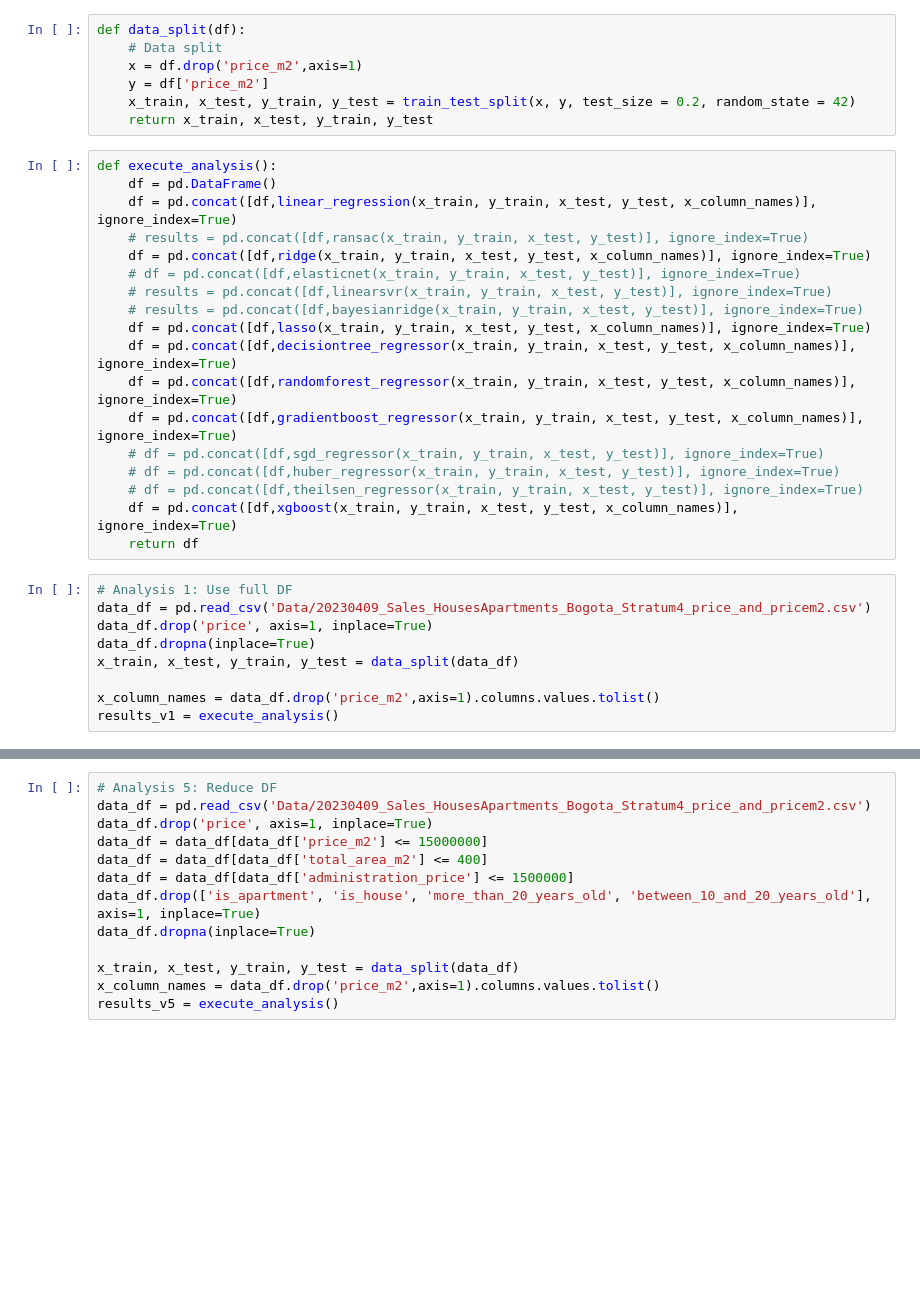
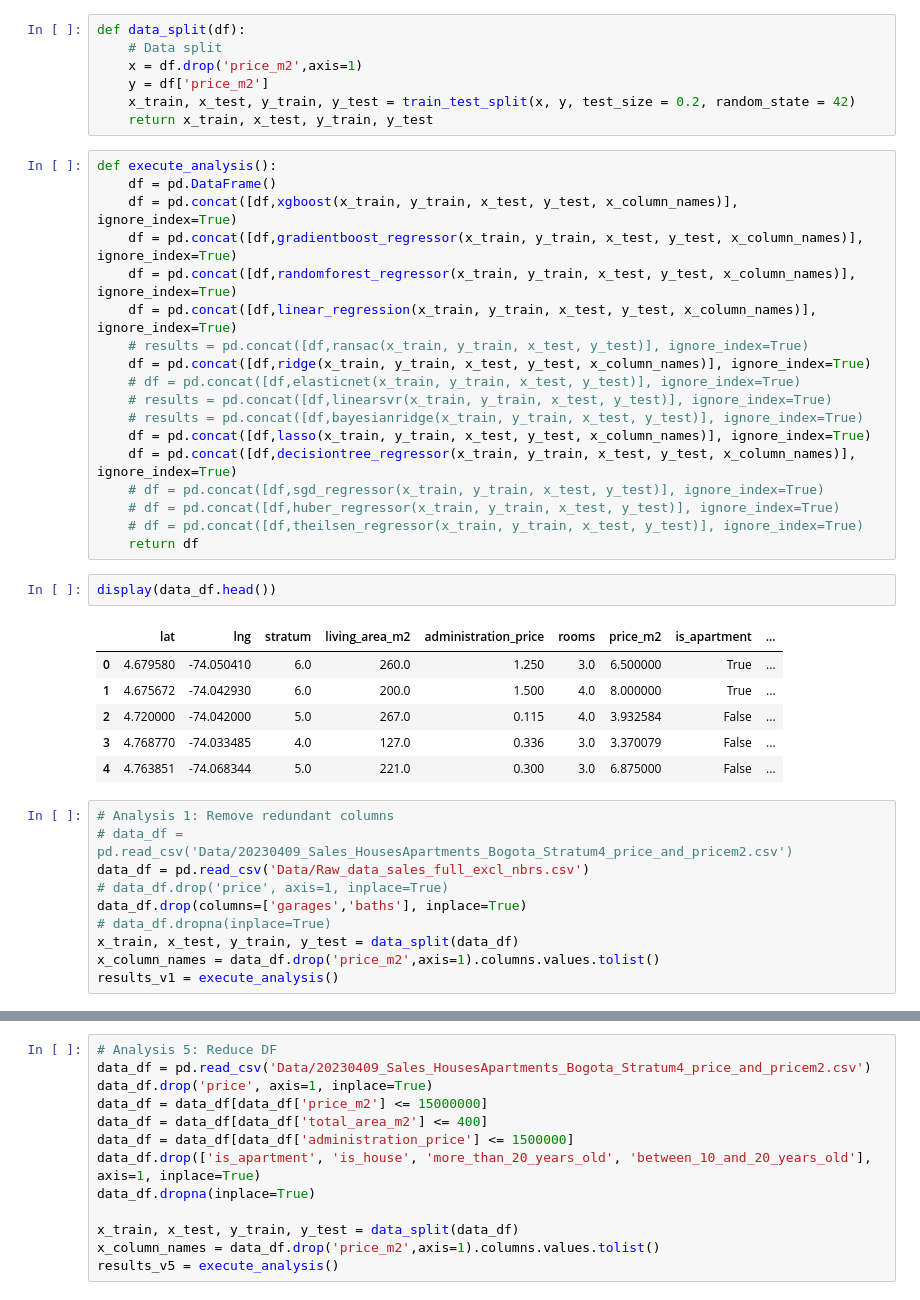
Before and after one commit to joch182/inmoxis-price-prediction, a Jupyter notebook: Models_analysis_stratum_4.ipynb, the cells around one changed output, grey strips where cells are left out. Drawn from its saved outputs; the diff is of its cells as text; blank space fills up the shorter version.

```diff
--- a/Models_analysis_stratum_4.ipynb
+++ b/Models_analysis_stratum_4.ipynb
@@ -21,6 +18,9 @@ def data_split(df):
 # %%
 def execute_analysis():
     df = pd.DataFrame()
+    df = pd.concat([df,xgboost(x_train, y_train, x_test, y_test, x_column_names)], ignore_index=True)
+    df = pd.concat([df,gradientboost_regressor(x_train, y_train, x_test, y_test, x_column_names)], ignore_index=True)
+    df = pd.concat([df,randomforest_regressor(x_train, y_train, x_test, y_test, x_column_names)], ignore_index=True)
     df = pd.concat([df,linear_regression(x_train, y_train, x_test, y_test, x_column_names)], ignore_index=True)
     # results = pd.concat([df,ransac(x_train, y_train, x_test, y_test)], ignore_index=True)
     df = pd.concat([df,ridge(x_train, y_train, x_test, y_test, x_column_names)], ignore_index=True)
@@ -29,20 +29,27 @@ def execute_analysis():
     # results = pd.concat([df,bayesianridge(x_train, y_train, x_test, y_test)], ignore_index=True)
     df = pd.concat([df,lasso(x_train, y_train, x_test, y_test, x_column_names)], ignore_index=True)
     df = pd.concat([df,decisiontree_regressor(x_train, y_train, x_test, y_test, x_column_names)], ignore_index=True)
-    df = pd.concat([df,randomforest_regressor(x_train, y_train, x_test, y_test, x_column_names)], ignore_index=True)
-    df = pd.concat([df,gradientboost_regressor(x_train, y_train, x_test, y_test, x_column_names)], ignore_index=True)
     # df = pd.concat([df,sgd_regressor(x_train, y_train, x_test, y_test)], ignore_index=True)
     # df = pd.concat([df,huber_regressor(x_train, y_train, x_test, y_test)], ignore_index=True)
     # df = pd.concat([df,theilsen_regressor(x_train, y_train, x_test, y_test)], ignore_index=True)
-    df = pd.concat([df,xgboost(x_train, y_train, x_test, y_test, x_column_names)], ignore_index=True)
     return df
+# %%
+display(data_df.head())
+# %% [output]
+|  | lat | lng | stratum | living_area_m2 | administration_price | rooms | price_m2 | is_apartment | ... |
+| 0 | 4.679580 | -74.050410 | 6.0 | 260.0 | 1.250 | 3.0 | 6.500000 | True | ... |
+| 1 | 4.675672 | -74.042930 | 6.0 | 200.0 | 1.500 | 4.0 | 8.000000 | True | ... |
+| 2 | 4.720000 | -74.042000 | 5.0 | 267.0 | 0.115 | 4.0 | 3.932584 | False | ... |
+| 3 | 4.768770 | -74.033485 | 4.0 | 127.0 | 0.336 | 3.0 | 3.370079 | False | ... |
+| 4 | 4.763851 | -74.068344 | 5.0 | 221.0 | 0.300 | 3.0 | 6.875000 | False | ... |
 # %%
-# Analysis 1: Use full DF
-data_df = pd.read_csv('Data/20230409_Sales_HousesApartments_Bogota_Stratum4_price_and_pricem2.csv')
-data_df.drop('price', axis=1, inplace=True)
-data_df.dropna(inplace=True)
+# Analysis 1: Remove redundant columns
+# data_df = pd.read_csv('Data/20230409_Sales_HousesApartments_Bogota_Stratum4_price_and_pricem2.csv')
+data_df = pd.read_csv('Data/Raw_data_sales_full_excl_nbrs.csv')
+# data_df.drop('price', axis=1, inplace=True)
+data_df.drop(columns=['garages','baths'], inplace=True)
+# data_df.dropna(inplace=True)
 x_train, x_test, y_train, y_test = data_split(data_df)
-
 x_column_names = data_df.drop('price_m2',axis=1).columns.values.tolist()
 results_v1 = execute_analysis()
 # %%
```
Also changed, not shown: parts of 16 cells of this notebook, 5 other files.
